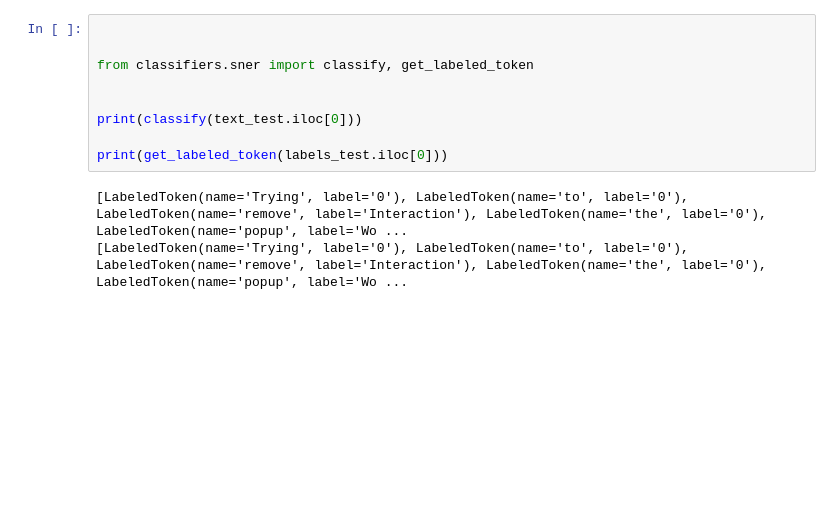
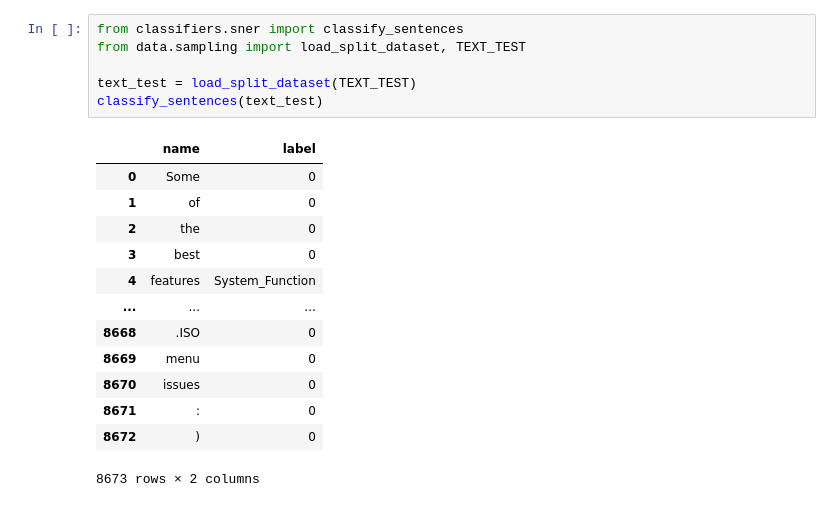
Before and after one commit to feeduvl/uvl-tore-classifier-bert, a Jupyter notebook: load_files.ipynb, the cells around one changed output. Drawn from its saved outputs; the diff is of its cells as text; blank space fills up the shorter version.

```diff
--- a/load_files.ipynb
+++ b/load_files.ipynb
@@ -24,12 +52,20 @@ create_train_file(labels_train)
-# %%
-
-
-from classifiers.sner import classify, get_labeled_token
-
-
-print(classify(text_test.iloc[0]))
-
-print(get_labeled_token(labels_test.iloc[0]))
-# %% [output]
-[LabeledToken(name='Trying', label='0'), LabeledToken(name='to', label='0'), LabeledToken(name='remove', label='Interaction'), LabeledToken(name='the', label='0'), LabeledToken(name='popup', label='Wo ...
-[LabeledToken(name='Trying', label='0'), LabeledToken(name='to', label='0'), LabeledToken(name='remove', label='Interaction'), LabeledToken(name='the', label='0'), LabeledToken(name='popup', label='Wo ...
+# %%
+from classifiers.sner import classify_sentences
+from data.sampling import load_split_dataset, TEXT_TEST
+
+text_test = load_split_dataset(TEXT_TEST)
+classify_sentences(text_test)
+# %% [output]
+|  | name | label |
+| 0 | Some | 0 |
+| 1 | of | 0 |
+| 2 | the | 0 |
+| 3 | best | 0 |
+| 4 | features | System_Function |
+| ... | ... | ... |
+| 8668 | .ISO | 0 |
+| 8669 | menu | 0 |
+| 8670 | issues | 0 |
+| 8671 | : | 0 |
+| 8672 | ) | 0 |
+8673 rows × 2 columns
```
Also changed, not shown: parts of 8 cells of this notebook, 3 other files.
